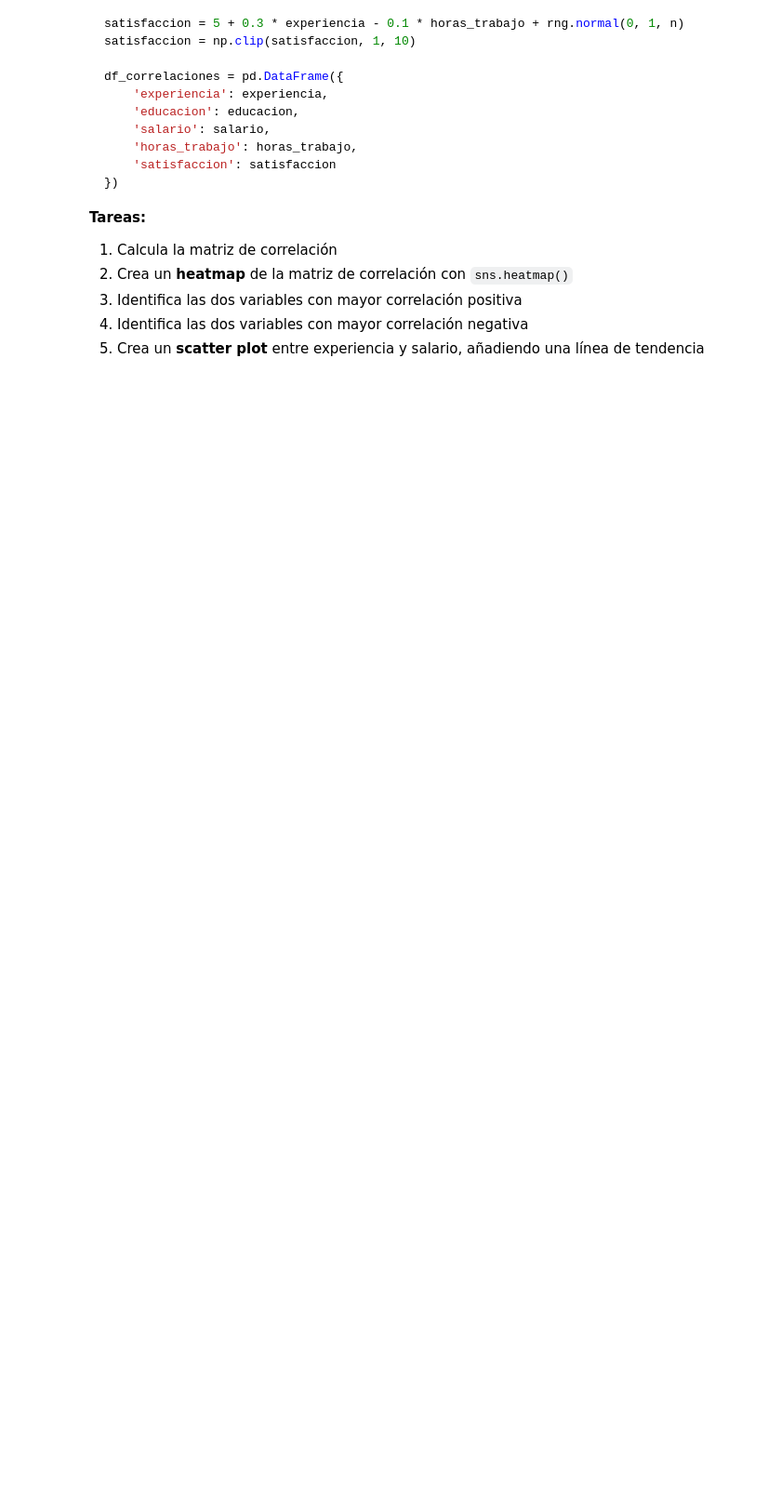
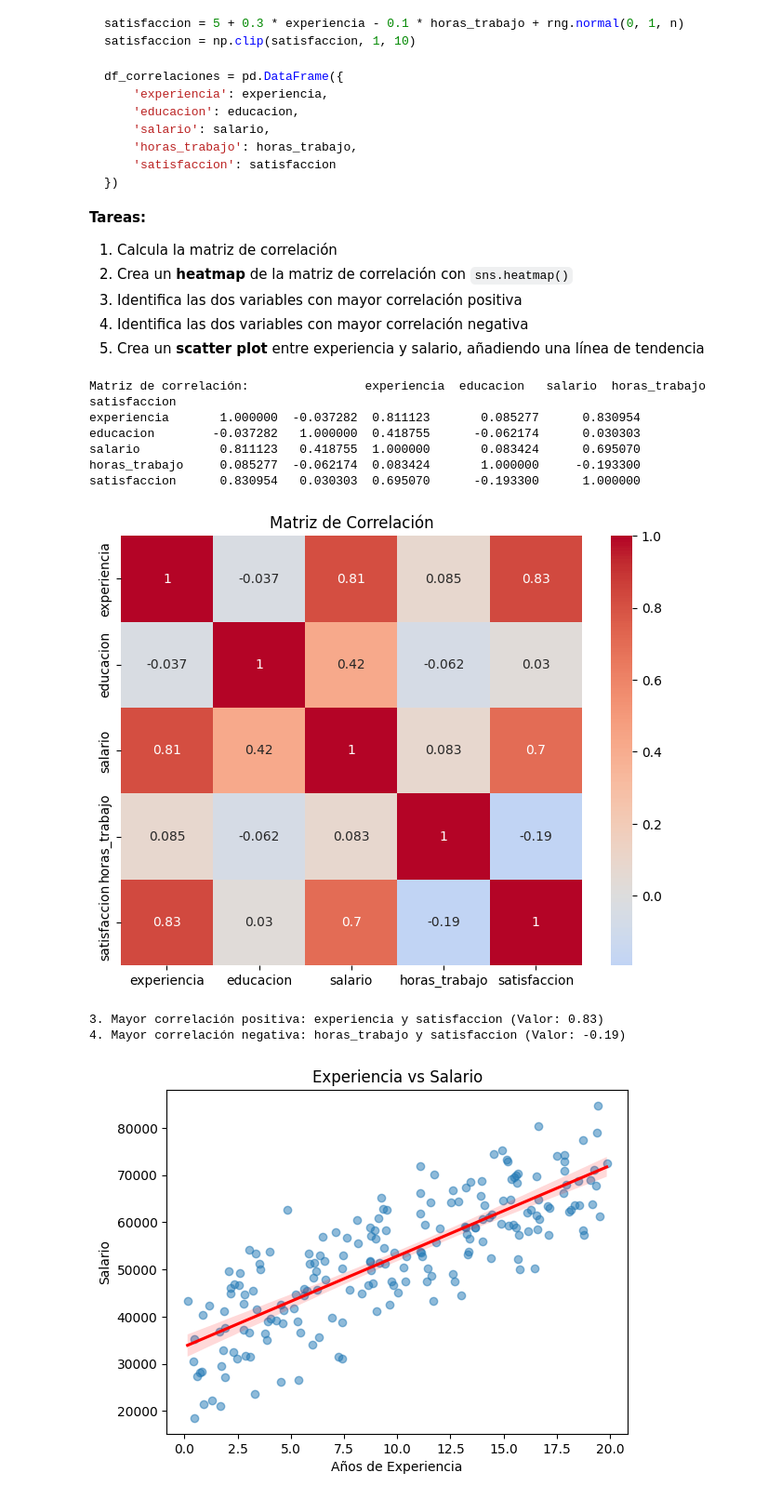
Before and after one commit to Alebernabe5/SistemasDeAprendizajesAutomaticos, a Jupyter notebook: boletin_04_eda_limpieza_bernabe_guerrero_alejandro.ipynb, the cells around one changed output. Shown at 93% size. Drawn from its saved outputs; the diff is of its cells as text; code cells hidden in the pictures; blank space fills up the shorter version.

```diff
--- a/boletin_04_eda_limpieza_bernabe_guerrero_alejandro.ipynb
+++ b/boletin_04_eda_limpieza_bernabe_guerrero_alejandro.ipynb
@@ -355,26 +471,62 @@ df_correlaciones = pd.DataFrame({
 4. Identifica las dos variables con mayor correlación negativa
 5. Crea un **scatter plot** entre experiencia y salario, añadiendo una línea de tendencia
 # %%
+import seaborn as sns
+import matplotlib.pyplot as plt
 # Crear el DataFrame
 rng = np.random.default_rng(42)
 n = 200
 
 experiencia = rng.uniform(0, 20, n)
 educacion = rng.integers(1, 5, n)
 salario = 20000 + experiencia * 2000 + educacion * 5000 + rng.normal(0, 5000, n)
 horas_trabajo = 40 + rng.normal(0, 5, n)
 satisfaccion = 5 + 0.3 * experiencia - 0.1 * horas_trabajo + rng.normal(0, 1, n)
 satisfaccion = np.clip(satisfaccion, 1, 10)
 
 df_correlaciones = pd.DataFrame({
     'experiencia': experiencia,
     'educacion': educacion,
     'salario': salario,
     'horas_trabajo': horas_trabajo,
     'satisfaccion': satisfaccion
 })
 
 # Tu código aquí
+
+# 1. Calcula la matriz de correlación
+matriz_correlacion = df_correlaciones.corr()
+print("Matriz de correlación:", matriz_correlacion)
+# 2. Crea un **heatmap** de la matriz de correlación con `sns.heatmap()`
+plt.figure(figsize=(8,6))
+sns.heatmap(matriz_correlacion, annot=True, cmap='coolwarm', center=0)
+plt.title('Matriz de Correlación')
+plt.show()
+# 3. Identifica las dos variables con mayor correlación positiva
+series_corr = matriz_correlacion.unstack()
+series_corr = series_corr[series_corr < 0.99]
+pos_var, pos_valor = series_corr.idxmax(), series_corr.max()
+print(f"3. Mayor correlación positiva: {pos_var[0]} y {pos_var[1]} (Valor: {pos_valor:.2f})")
+# 4. Identifica las dos variables con mayor correlación negativa
+neg_var, neg_valor = series_corr.idxmin(), series_corr.min()
+print(f"4. Mayor correlación negativa: {neg_var[0]} y {neg_var[1]} (Valor: {neg_valor:.2f})")
+# 5. Crea un **scatter plot** entre experiencia y salario, añadiendo una línea de tendencia
+sns.regplot(x='experiencia', y='salario', data=df_correlaciones, scatter_kws={'alpha':0.5}, line_kws={'color':'red'})
+plt.title('Experiencia vs Salario')
+plt.xlabel('Años de Experiencia')
+plt.ylabel('Salario')
+plt.show()
+# %% [output]
+Matriz de correlación:                experiencia  educacion   salario  horas_trabajo  satisfaccion
+experiencia       1.000000  -0.037282  0.811123       0.085277      0.830954
+educacion        -0.037282   1.000000  0.418755      -0.062174      0.030303
+salario           0.811123   0.418755  1.000000       0.083424      0.695070
+horas_trabajo     0.085277  -0.062174  0.083424       1.000000     -0.193300
+satisfaccion      0.830954   0.030303  0.695070      -0.193300      1.000000
+[figure, added]
+3. Mayor correlación positiva: experiencia y satisfaccion (Valor: 0.83)
+4. Mayor correlación negativa: horas_trabajo y satisfaccion (Valor: -0.19)
+[figure, added]
 # %% [markdown]
 ## 🟡 Ejercicio 8: Tratamiento de Outliers
 
```
Also changed, not shown: parts of 12 cells of this notebook.
